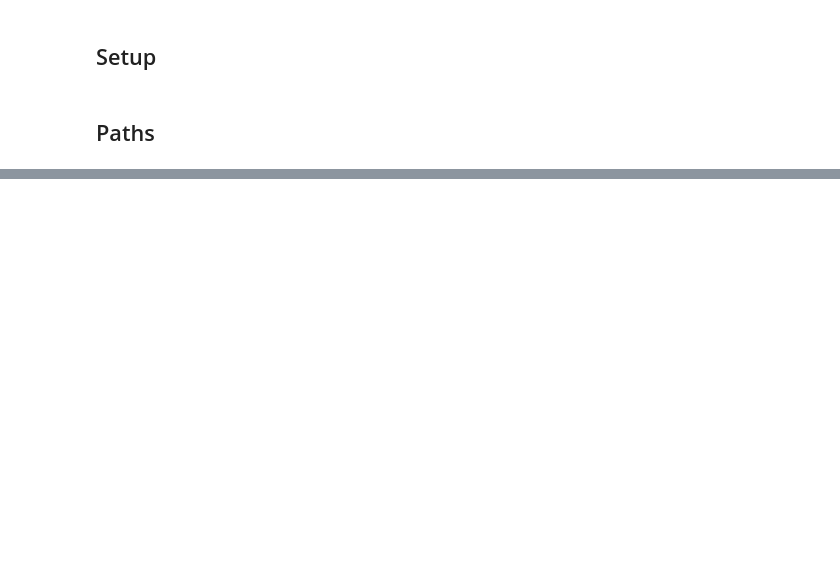
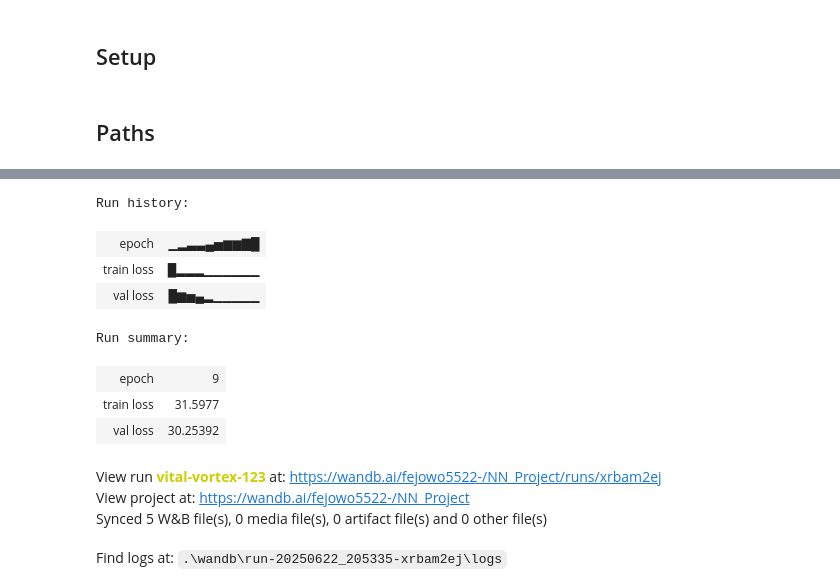
Before and after one commit to MaciejDengusiak/NN-Project, a Jupyter notebook: notebooks/keypoints/keypoints_yolo.ipynb, the cells around one changed output, grey strips where cells are left out. Cells and saved outputs as stored; diff of their text form; code cells hidden in the pictures; blank space fills up the shorter version.

```diff
--- a/notebooks/keypoints/keypoints_yolo.ipynb
+++ b/notebooks/keypoints/keypoints_yolo.ipynb
@@ -172,0 +234,3 @@ KeyboardInterrupt:
+# %%
+wandb.finish()
+# %% [output]
@@ -173 +238,13 @@ KeyboardInterrupt:
+Run history:
+| epoch | ▁▂▃▃▄▅▆▆▇█ |
+| train loss | █▂▂▂▁▁▁▁▁▁ |
+| val loss | █▆▅▄▂▁▁▁▁▁ |
+Run summary:
+| epoch | 9 |
+| train loss | 31.5977 |
+| val loss | 30.25392 |
+View run vital-vortex-123 at: https://wandb.ai/fejowo5522-/NN_Project/runs/xrbam2ej
+View project at: https://wandb.ai/fejowo5522-/NN_Project
+Synced 5 W&B file(s), 0 media file(s), 0 artifact file(s) and 0 other file(s)
+Find logs at: .\wandb\run-20250622_205335-xrbam2ej\logs
 # %%
```
Also changed, not shown: parts of 10 cells of this notebook, 4 other files.
